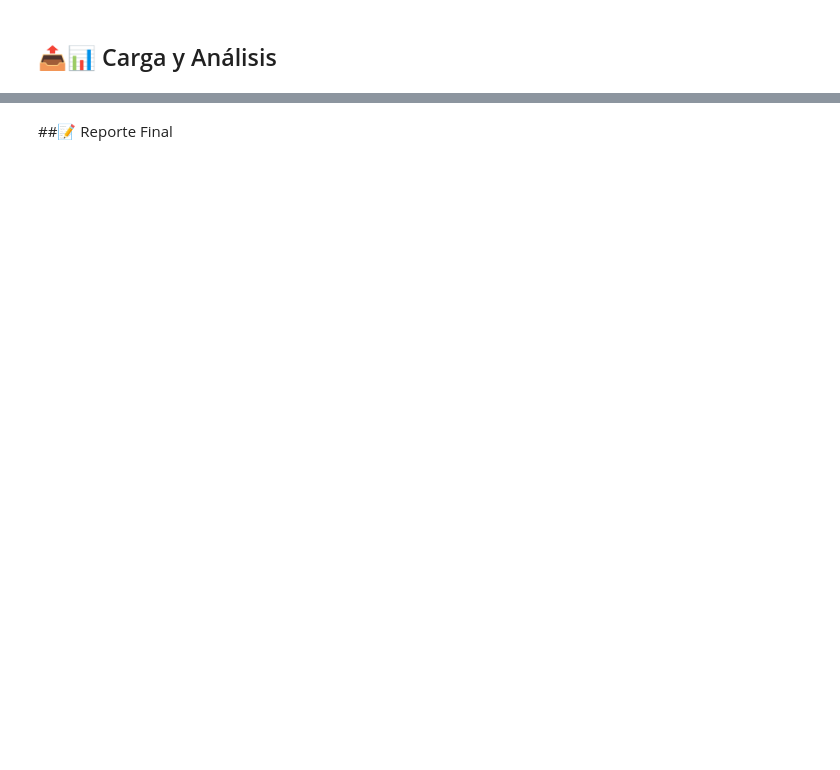
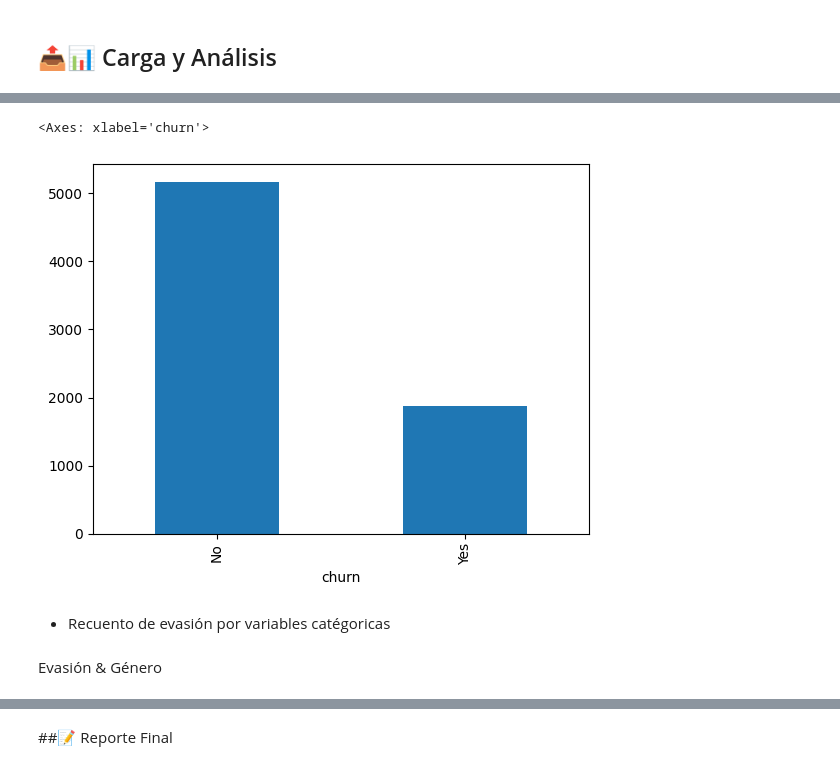
Before and after one commit to RientArlCroud/challenge3-analisis-de-datos, a Jupyter notebook: Challenge_3_Análisis_de_Datos.ipynb, the cells around one changed output, grey strips where cells are left out. Saved outputs shown, nothing was run; the diff lists cells and outputs as text; code cells hidden in the pictures; blank space fills up the shorter version.

Commit message:
Recuento de evasión por variables categóricas

```diff
--- a/Challenge_3_Análisis_de_Datos.ipynb
+++ b/Challenge_3_Análisis_de_Datos.ipynb
@@ -304,0 +343,3 @@ Aquí podemos ver que todos los string de los códigos son igual, y poseen la mi
+# %%
+df['cuentas_diarias'] = df['account_charges_monthly'] / 30
+df['cuentas_diarias']
@@ -306,0 +428,12 @@ Aquí podemos ver que todos los string de los códigos son igual, y poseen la mi
+# %%
+import numpy as np
+df.loc[df['churn'] == '', 'churn'] = np.nan
+# %%
+df['churn'].value_counts().plot(kind='bar')
+# %% [output]
+<Axes: xlabel='churn'>
+[figure, added]
+# %% [markdown]
+* Recuento de evasión por variables catégoricas
+# %% [markdown]
+Evasión & Género
```
Also changed, not shown: parts of 23 cells of this notebook.
